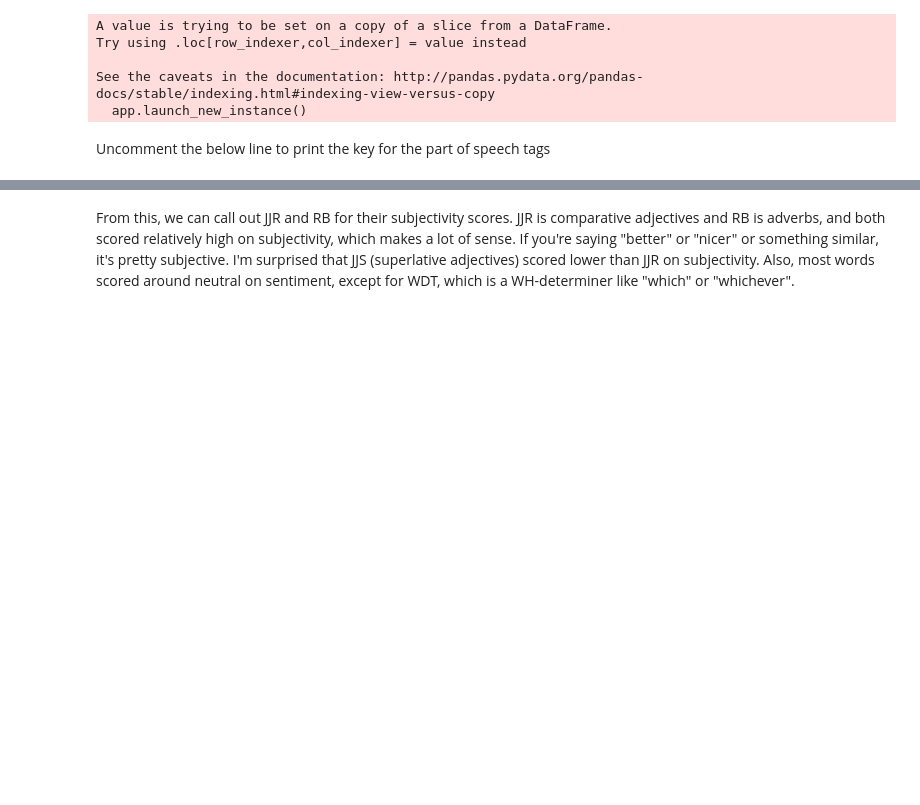
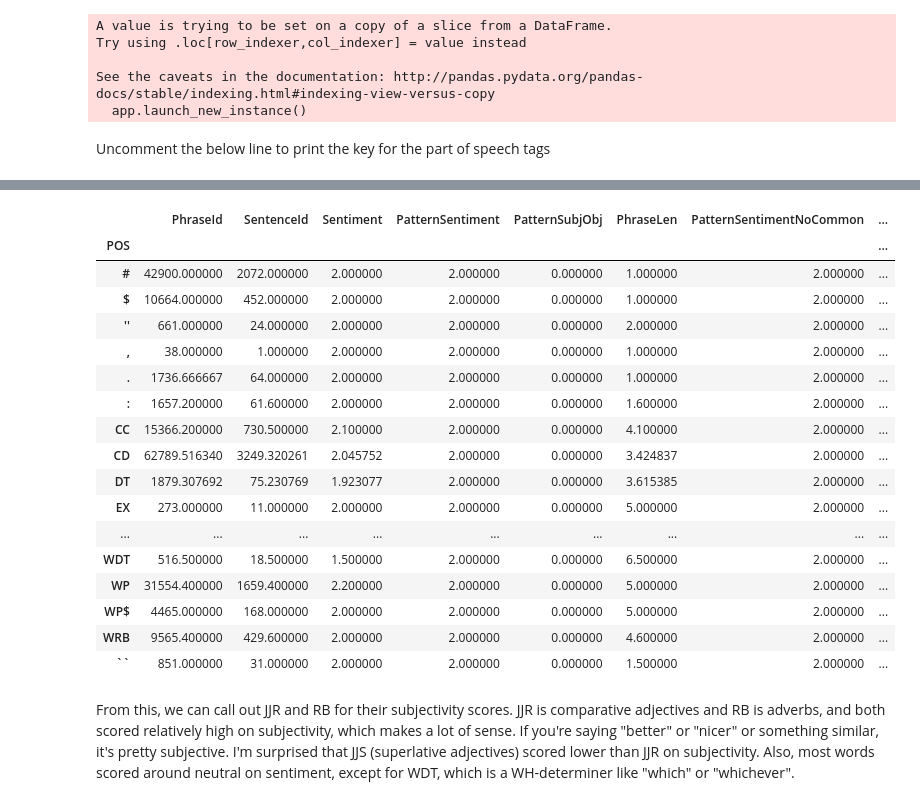
Before and after one commit to paulruvolo/DataScience16CYOA, a Jupyter notebook: ThinkStats2/Anne_explore.ipynb, the cells around one changed output, grey strips where cells are left out. Saved outputs shown, nothing was run; the diff lists cells and outputs as text; code cells hidden in the pictures; blank space fills up the shorter version.

```diff
--- a/ThinkStats2/Anne_explore.ipynb
+++ b/ThinkStats2/Anne_explore.ipynb
@@ -449,3 +446,24 @@ AttributeError: 'DataFrame' object has no attribute 's'
+# %%
+single_words.groupby(single_words.POS).mean()
+# %% [output]
+|  | PhraseId | SentenceId | Sentiment | PatternSentiment | PatternSubjObj | PhraseLen | PatternSentimentNoCommon | ... |
+| POS |  |  |  |  |  |  |  | ... |
+| # | 42900.000000 | 2072.000000 | 2.000000 | 2.000000 | 0.000000 | 1.000000 | 2.000000 | ... |
+| $ | 10664.000000 | 452.000000 | 2.000000 | 2.000000 | 0.000000 | 1.000000 | 2.000000 | ... |
+| '' | 661.000000 | 24.000000 | 2.000000 | 2.000000 | 0.000000 | 2.000000 | 2.000000 | ... |
+| , | 38.000000 | 1.000000 | 2.000000 | 2.000000 | 0.000000 | 1.000000 | 2.000000 | ... |
+| . | 1736.666667 | 64.000000 | 2.000000 | 2.000000 | 0.000000 | 1.000000 | 2.000000 | ... |
+| : | 1657.200000 | 61.600000 | 2.000000 | 2.000000 | 0.000000 | 1.600000 | 2.000000 | ... |
+| CC | 15366.200000 | 730.500000 | 2.100000 | 2.000000 | 0.000000 | 4.100000 | 2.000000 | ... |
+| CD | 62789.516340 | 3249.320261 | 2.045752 | 2.000000 | 0.000000 | 3.424837 | 2.000000 | ... |
+| DT | 1879.307692 | 75.230769 | 1.923077 | 2.000000 | 0.000000 | 3.615385 | 2.000000 | ... |
+| EX | 273.000000 | 11.000000 | 2.000000 | 2.000000 | 0.000000 | 5.000000 | 2.000000 | ... |
+| ... | ... | ... | ... | ... | ... | ... | ... | ... |
+| WDT | 516.500000 | 18.500000 | 1.500000 | 2.000000 | 0.000000 | 6.500000 | 2.000000 | ... |
+| WP | 31554.400000 | 1659.400000 | 2.200000 | 2.000000 | 0.000000 | 5.000000 | 2.000000 | ... |
+| WP$ | 4465.000000 | 168.000000 | 2.000000 | 2.000000 | 0.000000 | 5.000000 | 2.000000 | ... |
+| WRB | 9565.400000 | 429.600000 | 2.000000 | 2.000000 | 0.000000 | 4.600000 | 2.000000 | ... |
+| `` | 851.000000 | 31.000000 | 2.000000 | 2.000000 | 0.000000 | 1.500000 | 2.000000 | ... |
 # %% [markdown]
 From this, we can call out JJR and RB for their subjectivity scores.  JJR is comparative adjectives and RB is adverbs, and both scored relatively high on subjectivity, which makes a lot of sense.  If you're saying "better" or "nicer" or something similar, it's pretty subjective.  I'm surprised that JJS (superlative adjectives) scored lower than JJR on subjectivity.  Also, most words scored around neutral on sentiment, except for WDT, which is a WH-determiner like "which" or "whichever".
 # %% [markdown]
```
Also changed, not shown: parts of 2 cells of this notebook, 1 other file.
